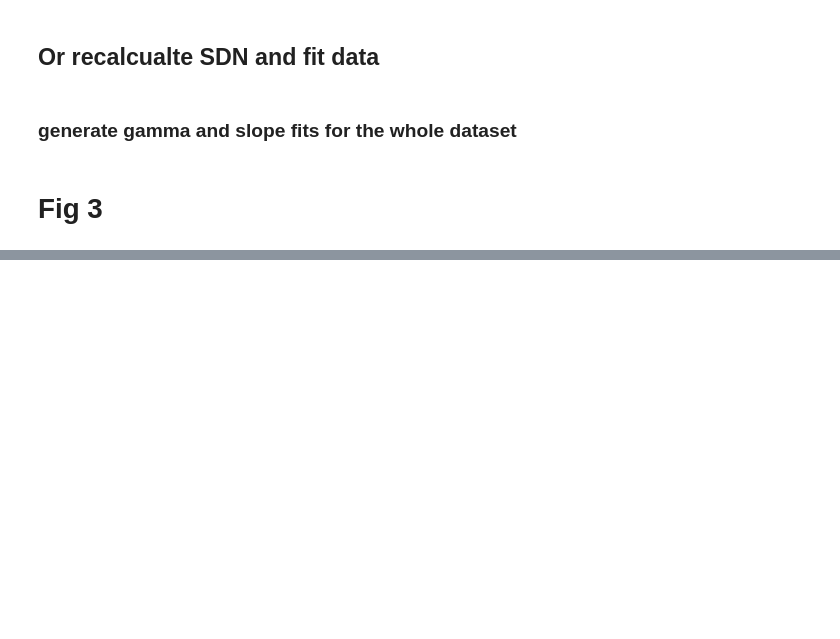
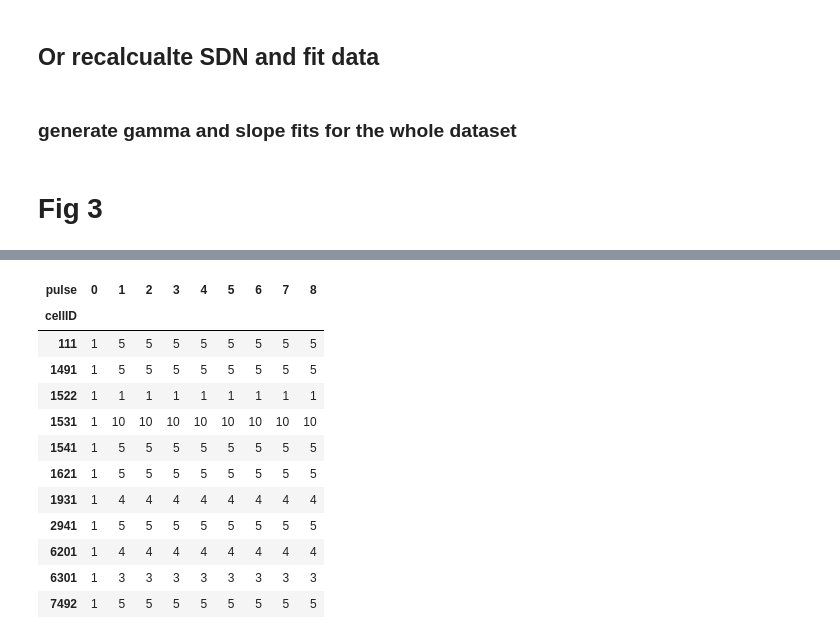
Before and after one commit to AdityaAsopa/Analysis, a Jupyter notebook: Figure3.ipynb, the cells around one changed output, grey strips where cells are left out. Drawn from its saved outputs; the diff is of its cells as text; code cells hidden in the pictures; blank space fills up the shorter version.

```diff
--- a/Figure3.ipynb
+++ b/Figure3.ipynb
@@ -786,0 +658,3 @@ The sizes list has fewer values (1) than needed (3) and will cycle, which may pr
+# %%
+importlib.reload(utils)
+x = utils.get_cellwise_numtrials(dftemp, columns = ['cellID', 'pulse'], unique_col='EbyI')
@@ -786,0 +680,24 @@ The sizes list has fewer values (1) than needed (3) and will cycle, which may pr
+# %%
+# convert x to a df
+df = pd.DataFrame(x)
+# %%
+# reset index
+df.reset_index(inplace=True)
+# %%
+df = df.pivot(index='cellID', columns='pulse', values='EbyI')
+# %%
+df
+# %% [output]
+| pulse | 0 | 1 | 2 | 3 | 4 | 5 | 6 | 7 | 8 |
+| cellID |  |  |  |  |  |  |  |  |  |
+| 111 | 1 | 5 | 5 | 5 | 5 | 5 | 5 | 5 | 5 |
+| 1491 | 1 | 5 | 5 | 5 | 5 | 5 | 5 | 5 | 5 |
+| 1522 | 1 | 1 | 1 | 1 | 1 | 1 | 1 | 1 | 1 |
+| 1531 | 1 | 10 | 10 | 10 | 10 | 10 | 10 | 10 | 10 |
+| 1541 | 1 | 5 | 5 | 5 | 5 | 5 | 5 | 5 | 5 |
+| 1621 | 1 | 5 | 5 | 5 | 5 | 5 | 5 | 5 | 5 |
+| 1931 | 1 | 4 | 4 | 4 | 4 | 4 | 4 | 4 | 4 |
+| 2941 | 1 | 5 | 5 | 5 | 5 | 5 | 5 | 5 | 5 |
+| 6201 | 1 | 4 | 4 | 4 | 4 | 4 | 4 | 4 | 4 |
+| 6301 | 1 | 3 | 3 | 3 | 3 | 3 | 3 | 3 | 3 |
+| 7492 | 1 | 5 | 5 | 5 | 5 | 5 | 5 | 5 | 5 |
```
Also changed, not shown: parts of 13 cells of this notebook, 21 other files.
